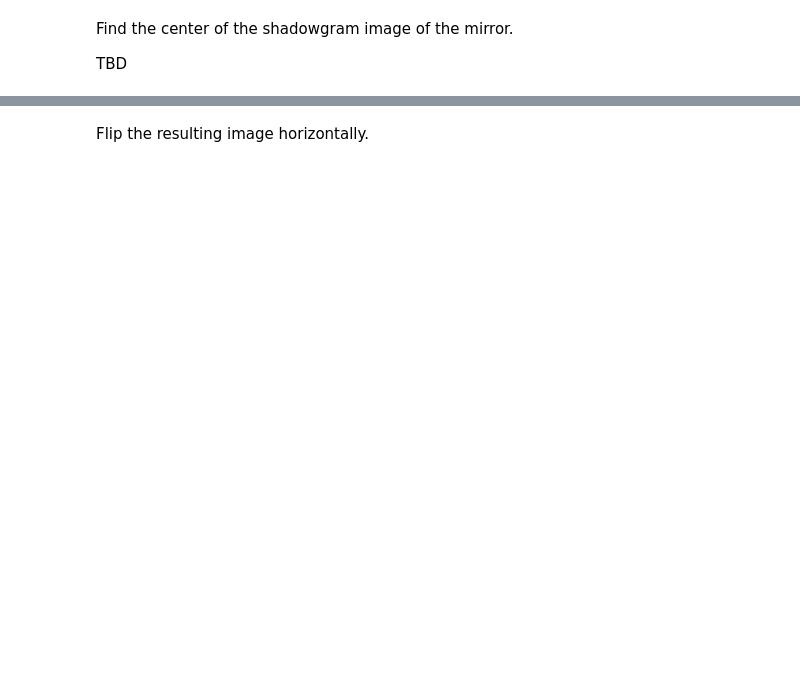
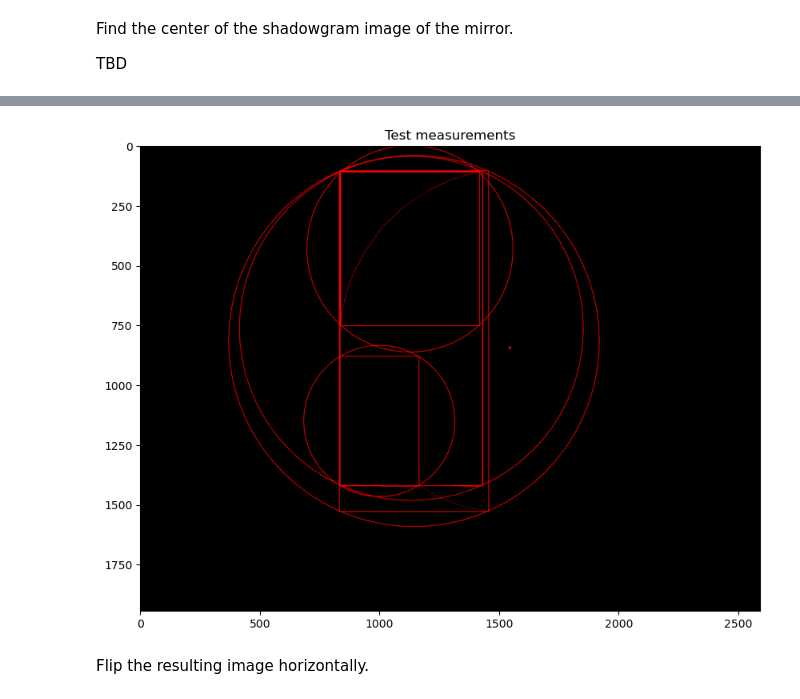
Before and after one commit to nunosousa/TelescopeMirrorTester, a Jupyter notebook: Software/Jupyter Notebooks/Shadowgram analysis/Shadowgram analysis.ipynb, the cells around one changed output, grey strips where cells are left out. Saved outputs shown, nothing was run; the diff lists cells and outputs as text; code cells hidden in the pictures; blank space fills up the shorter version.

```diff
--- a/Software/Jupyter Notebooks/Shadowgram analysis/Shadowgram analysis.ipynb
+++ b/Software/Jupyter Notebooks/Shadowgram analysis/Shadowgram analysis.ipynb
@@ -33,3 +78,47 @@ TBD
+# %%
+import numpy as np
+
+threshold = 100
+
+capture_gray_blur = cv2.blur(capture_gray, (3,3))
+
+canny_output = cv2.Canny(capture_gray_blur, threshold, threshold * 2, L2gradient = True)
+
+contours, _ = cv2.findContours(canny_output, cv2.RETR_TREE, cv2.CHAIN_APPROX_SIMPLE)
+
+
+contours_poly = [None]*len(contours)
+boundRect = [None]*len(contours)
+centers = [None]*len(contours)
+radius = [None]*len(contours)
+for i, c in enumerate(contours):
+    contours_poly[i] = cv2.approxPolyDP(c, 3, True)
+    boundRect[i] = cv2.boundingRect(contours_poly[i])
+    centers[i], radius[i] = cv2.minEnclosingCircle(contours_poly[i])
+
+drawing = np.zeros((canny_output.shape[0], canny_output.shape[1], 3), dtype=np.uint8)
+
+for i in range(len(contours)):
+    color = (255, 0, 0)
+    cv2.drawContours(drawing, contours_poly, i, color)
+    cv2.rectangle(drawing, (int(boundRect[i][0]), int(boundRect[i][1])), \
+                 (int(boundRect[i][0]+boundRect[i][2]), int(boundRect[i][1]+boundRect[i][3])), color, 2)
+    cv2.circle(drawing, (int(centers[i][0]), int(centers[i][1])), int(radius[i]), color, 2)
+# %%
+%matplotlib inline
+
+plt.rcParams['figure.figsize'] = [10, 10]
+#plt.rcParams['figure.dpi'] = 120
+
+plt.title('Test measurements')
+
+# call imshow() using plt object
+plt.imshow(drawing, cmap='gray')
+
+# display that image
+plt.show()
+# %% [output]
+[figure, added]
 # %% [markdown]
 Flip the resulting image horizontally.
 # %%
```
Also changed, not shown: parts of 8 cells of this notebook.
